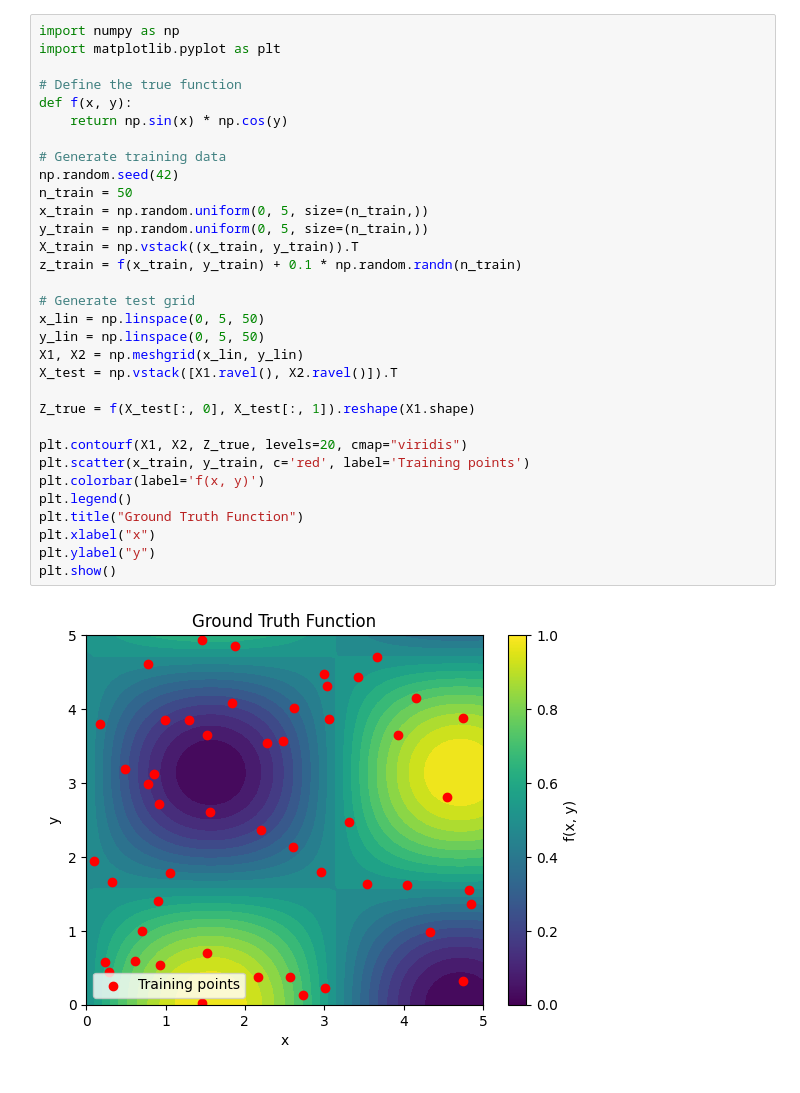
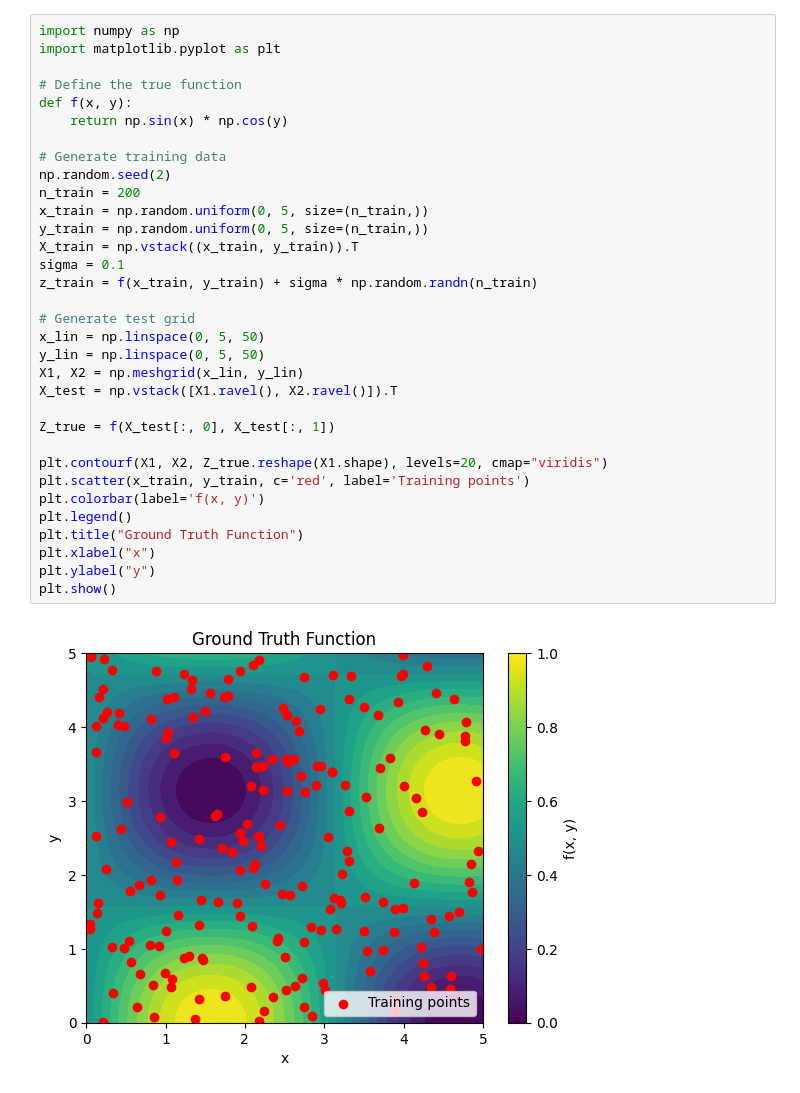
Before and after one commit to plgreenLIRU/PoE_GPFlow, a Jupyter notebook: Examples/2D_example.ipynb, the cells around one changed output. Cells and saved outputs as stored; diff of their text form.

Commit message:
adding test for 2d case

```diff
--- a/Examples/2D_example.ipynb
+++ b/Examples/2D_example.ipynb
@@ -17,37 +4,38 @@ To enable the following instructions: AVX2 FMA, in other operations, rebuild Ten
 # %%
 import numpy as np
 import matplotlib.pyplot as plt
 
 # Define the true function
 def f(x, y):
     return np.sin(x) * np.cos(y)
 
 # Generate training data
-np.random.seed(42)
-n_train = 50
+np.random.seed(2)
+n_train = 200
 x_train = np.random.uniform(0, 5, size=(n_train,))
 y_train = np.random.uniform(0, 5, size=(n_train,))
 X_train = np.vstack((x_train, y_train)).T
-z_train = f(x_train, y_train) + 0.1 * np.random.randn(n_train)
+sigma = 0.1
+z_train = f(x_train, y_train) + sigma * np.random.randn(n_train)
 
 # Generate test grid
 x_lin = np.linspace(0, 5, 50)
 y_lin = np.linspace(0, 5, 50)
 X1, X2 = np.meshgrid(x_lin, y_lin)
 X_test = np.vstack([X1.ravel(), X2.ravel()]).T
 
-Z_true = f(X_test[:, 0], X_test[:, 1]).reshape(X1.shape)
+Z_true = f(X_test[:, 0], X_test[:, 1])
 
-plt.contourf(X1, X2, Z_true, levels=20, cmap="viridis")
+plt.contourf(X1, X2, Z_true.reshape(X1.shape), levels=20, cmap="viridis")
 plt.scatter(x_train, y_train, c='red', label='Training points')
 plt.colorbar(label='f(x, y)')
 plt.legend()
 plt.title("Ground Truth Function")
 plt.xlabel("x")
 plt.ylabel("y")
 plt.show()
 # %% [output]
-[figure, old version]
+[figure, new version]
 # %%
 m.train(X=X_train, Y=np.vstack(z_train), no_experts=3, allow_seperate_hyperparms=False)
 # %% [output]
```
Also changed, not shown: parts of 7 cells of this notebook, 1 other file.
